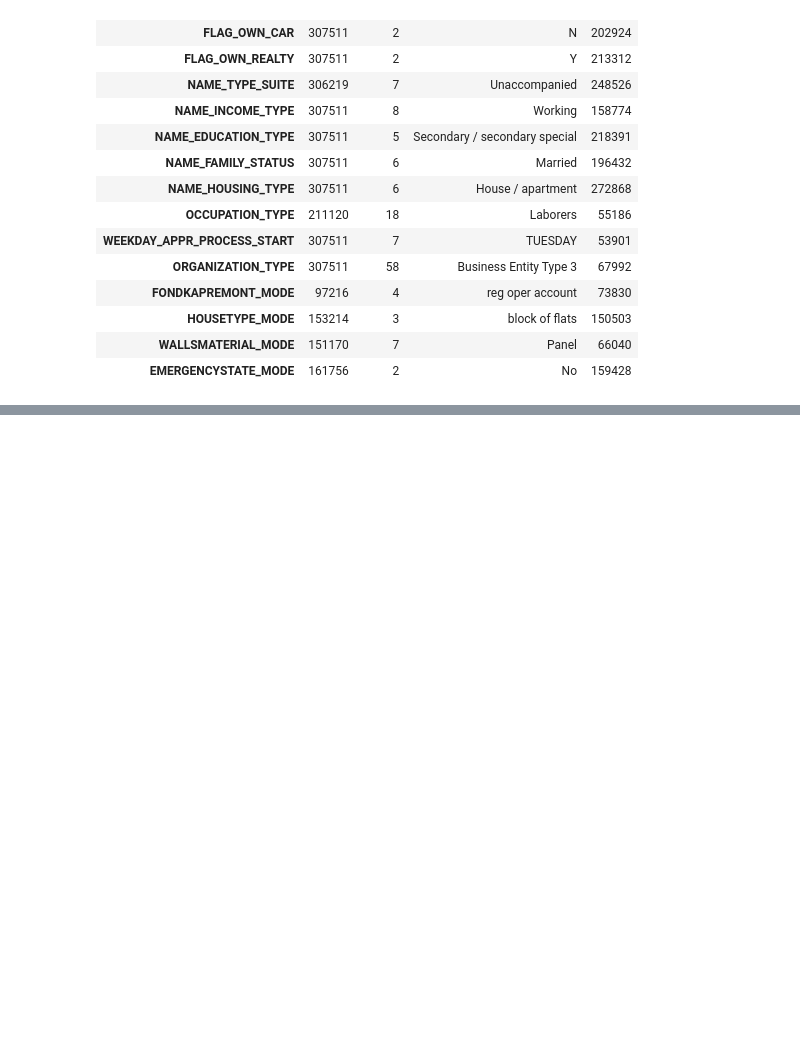
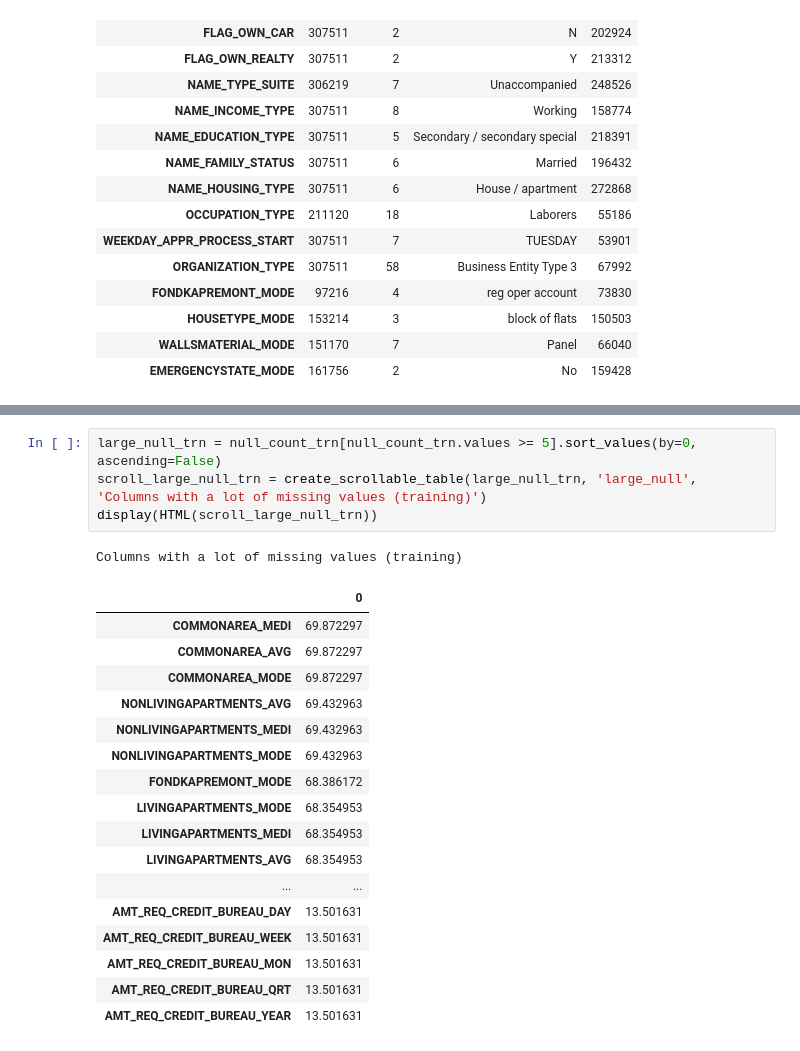
Before and after one commit to huanrafa/ProjectPracticing, a Jupyter notebook: 2023_11(2) Home Credit Default Risk/HomeCredit.ipynb, the cells around one changed output, grey strips where cells are left out. Saved outputs shown, nothing was run; the diff lists cells and outputs as text; blank space fills up the shorter version.

```diff
--- a/2023_11(2) Home Credit Default Risk/HomeCredit.ipynb
+++ b/2023_11(2) Home Credit Default Risk/HomeCredit.ipynb
@@ -425,0 +456,23 @@ Categorical statistic summary (training)
+# %%
+large_null_trn = null_count_trn[null_count_trn.values >= 5].sort_values(by=0, ascending=False)
+scroll_large_null_trn = create_scrollable_table(large_null_trn, 'large_null', 'Columns with a lot of missing values (training)')
+display(HTML(scroll_large_null_trn))
+# %% [output]
+Columns with a lot of missing values (training)
+|  | 0 |
+| COMMONAREA_MEDI | 69.872297 |
+| COMMONAREA_AVG | 69.872297 |
+| COMMONAREA_MODE | 69.872297 |
+| NONLIVINGAPARTMENTS_AVG | 69.432963 |
+| NONLIVINGAPARTMENTS_MEDI | 69.432963 |
+| NONLIVINGAPARTMENTS_MODE | 69.432963 |
+| FONDKAPREMONT_MODE | 68.386172 |
+| LIVINGAPARTMENTS_MODE | 68.354953 |
+| LIVINGAPARTMENTS_MEDI | 68.354953 |
+| LIVINGAPARTMENTS_AVG | 68.354953 |
+| ... | ... |
+| AMT_REQ_CREDIT_BUREAU_DAY | 13.501631 |
+| AMT_REQ_CREDIT_BUREAU_WEEK | 13.501631 |
+| AMT_REQ_CREDIT_BUREAU_MON | 13.501631 |
+| AMT_REQ_CREDIT_BUREAU_QRT | 13.501631 |
+| AMT_REQ_CREDIT_BUREAU_YEAR | 13.501631 |
```
Also changed, not shown: parts of 16 cells of this notebook.
